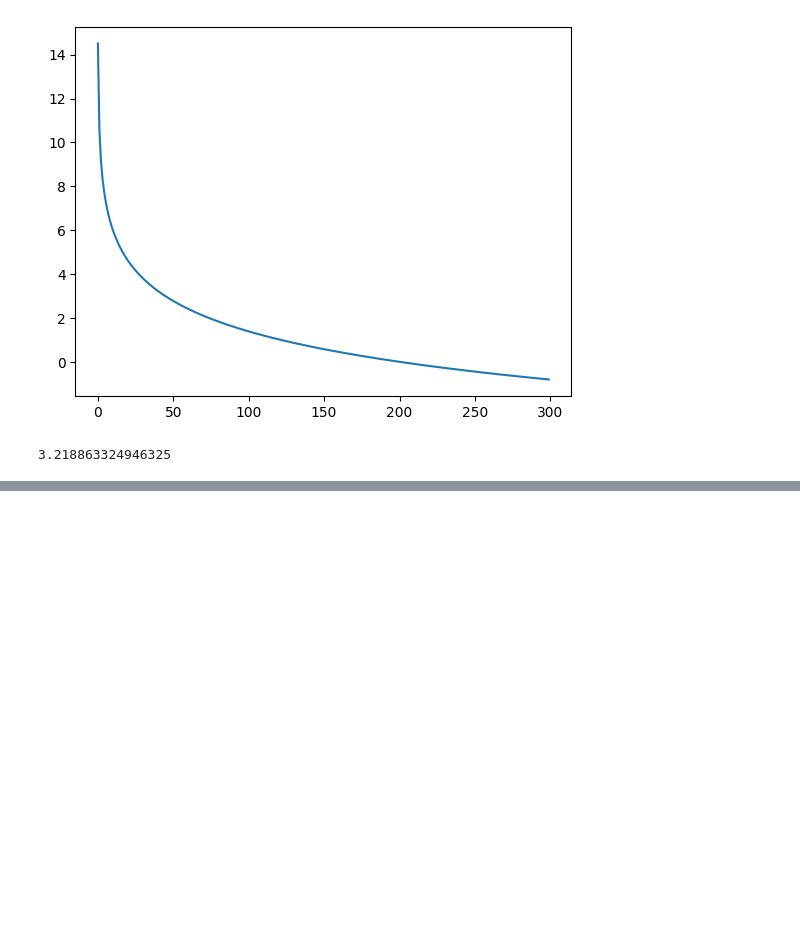
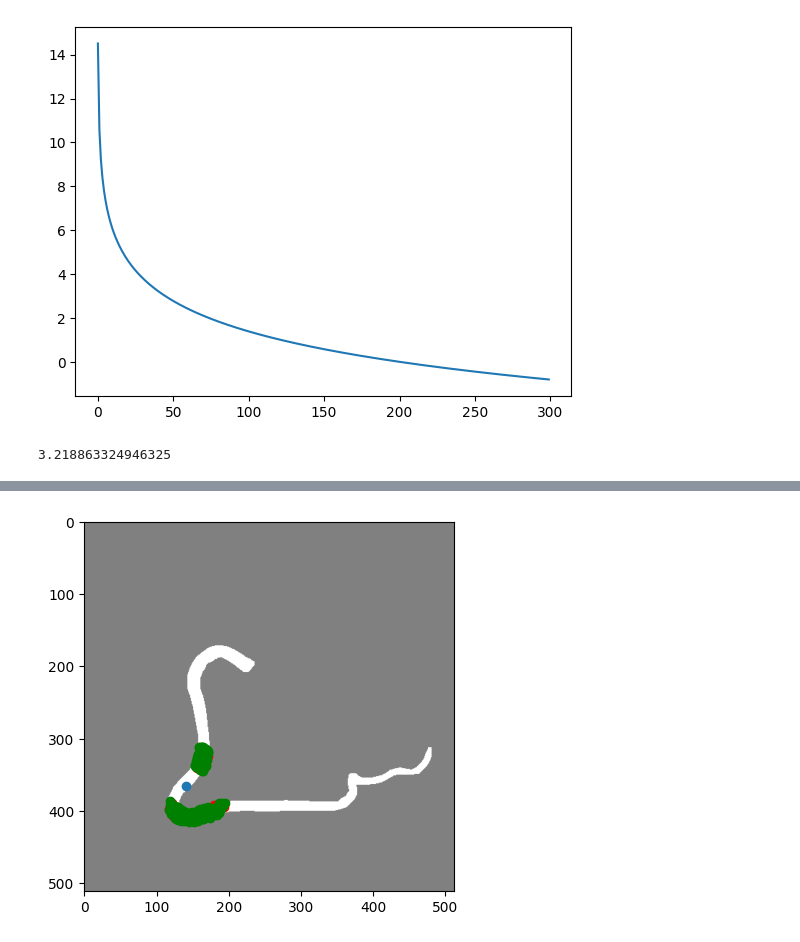
Before and after one commit to umeiko/guide-sim, a Jupyter notebook: starter.ipynb, the cells around one changed output, grey strips where cells are left out. Cells and saved outputs as stored; diff of their text form; code cells hidden in the pictures; blank space fills up the shorter version.

```diff
--- a/starter.ipynb
+++ b/starter.ipynb
@@ -281,0 +427,14 @@ merged_formula(40)
+# %%
+plt.imshow(img, cmap='gray', alpha=0.5)
+plt.scatter(y, x)
+plt.scatter(pps[:,1], pps[:,0], c='r')
+plt.scatter(pps2[:,0], pps2[:,1], c='g')
+# plt.scatter(pps3[:,0], pps3[:,1], c='b')
+x1, y1 = env.metadata.insert_pos
+x2, y2 = env.metadata.direct_pos
+# plt.scatter(y, x)
+# plt.scatter(x1, y1)
+# plt.scatter(x2, y2)
+plt.show()
+# %% [output]
+[figure, added]
```
Also changed, not shown: parts of 11 cells of this notebook, 3 other files.
